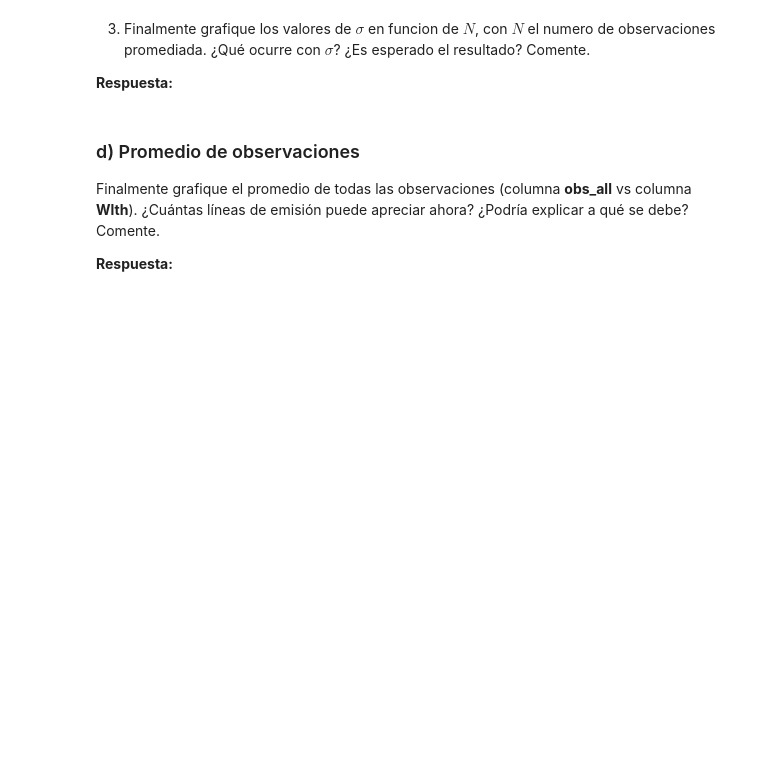
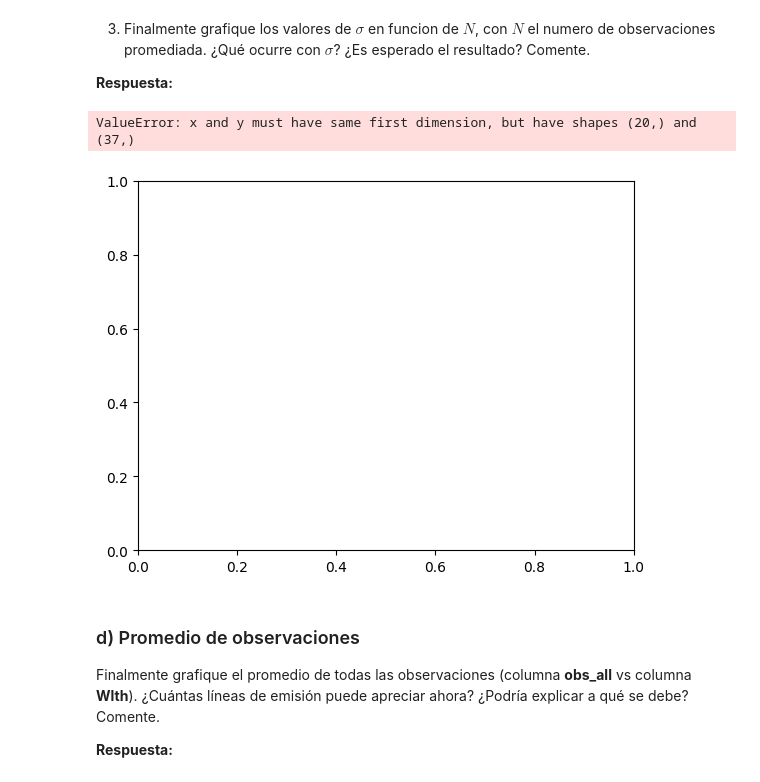
Before and after one commit to JoseAguirre-10/Tarea-2, a Jupyter notebook: Tarea2.ipynb, the cells around one changed output. Drawn from its saved outputs; the diff is of its cells as text; code cells hidden in the pictures; blank space fills up the shorter version.

```diff
--- a/Tarea2.ipynb
+++ b/Tarea2.ipynb
@@ -307,6 +329,20 @@ std_ruido = ruido.std()
 Ahora verá cómo el nivel de ruido disminuye al promediar observaciones. Siga los siguientes pasos:
 
 1. Centre todas las observaciones en 0 de la misma manera hecha en ela parte b). Como consejo, puede recorrer las columnas del DataFrame con un for y modificar solo las que correspondan a una observación.
+# %%
+data = pd.read_csv(path) #importo denuevo la base de datos para trabajar en un entorno limpio y sin modificaciones
+# %%
+
+data3 = data.copy() #genero una copia del dataframe original
+
+for columna in data.loc[:, 'obs_1':'obs_20']: #esto nos va a permitir recorrer las columnas iniciando en obs_1 hasta obs_20
+  media = data[columna].mean() #calculamos la media
+  std = data[columna].std() #Calculamos la desviacion estandar
+  inferior = media - 3*std #aca establecemos el limite inferior
+  superior = media + 3*std #aca establecemos el limite superior
+  ruido = data[columna][(data[columna] >= inferior) & (data[columna] <= superior)] #aca extraemos el subconjunto que esta entre los parametros.
+  ruido_ajus = data[columna] - ruido.mean() #con esto le aplicamos la resta de la media del ruido a cada columna
+  data3[columna] = ruido_ajus #aca modificamos la columna por el ruido_ajustado q contiene la media
 # %% [markdown]
 2. A continuación verá cómo cambia sigma a medida que promediamos los espectros. Para esto realice el siguiente algoritmo:
 
@@ -316,3 +352,19 @@ Ahora verá cómo el nivel de ruido disminuye al promediar observaciones. Siga l
  - Siga hasta haber promediado todas las observaciones (recuerde guardar los valores de $\sigma$)
 
  Añada al DataFrame una nueva columna **obs_all** que corresponda al promedio de todos los espectros.
+# %%
+std_column = np.array([])
+mean_column = np.array([])
+for i in range(1,20): #esto nos va a permitir recorrer las columnas iniciando en obs_1 hasta obs_20 con un truco
+  if i == 1:
+    columna = 'obs_' + str(i) #genero el nombre de la columna
+    std = data3[columna].std() #calcula std para cada columna
+    mean_column = data3[columna].mean()  #agrega cada resultado al array vacio originalmente
+    std_column = np.append(std_column, std)
+  else:
+    columna = 'obs_' + str(i)
+    columna2 = 'obs_' + str(i+1)
+    mean_column2 = data3[[columna,columna2]]
+    std = mean_column2.std()
+    std_column = np.append(std_column, std)
+std_column
@@ -320,6 +398,13 @@ Ahora verá cómo el nivel de ruido disminuye al promediar observaciones. Siga l
  3. Finalmente grafique los valores de $\sigma$ en funcion de $N$, con $N$ el numero de observaciones promediada. ¿Qué ocurre con $\sigma$? ¿Es esperado el resultado? Comente.
 
 **Respuesta:**
+# %%
+#generamos los numeros:
+N= np.arange(1,21)
+plt.plot(N,std_column)
+# %% [output]
+ValueError: x and y must have same first dimension, but have shapes (20,) and (37,)
+[figure, added]
 # %% [markdown]
 ### d) Promedio de observaciones
 
```
Also changed, not shown: parts of 10 cells of this notebook.
